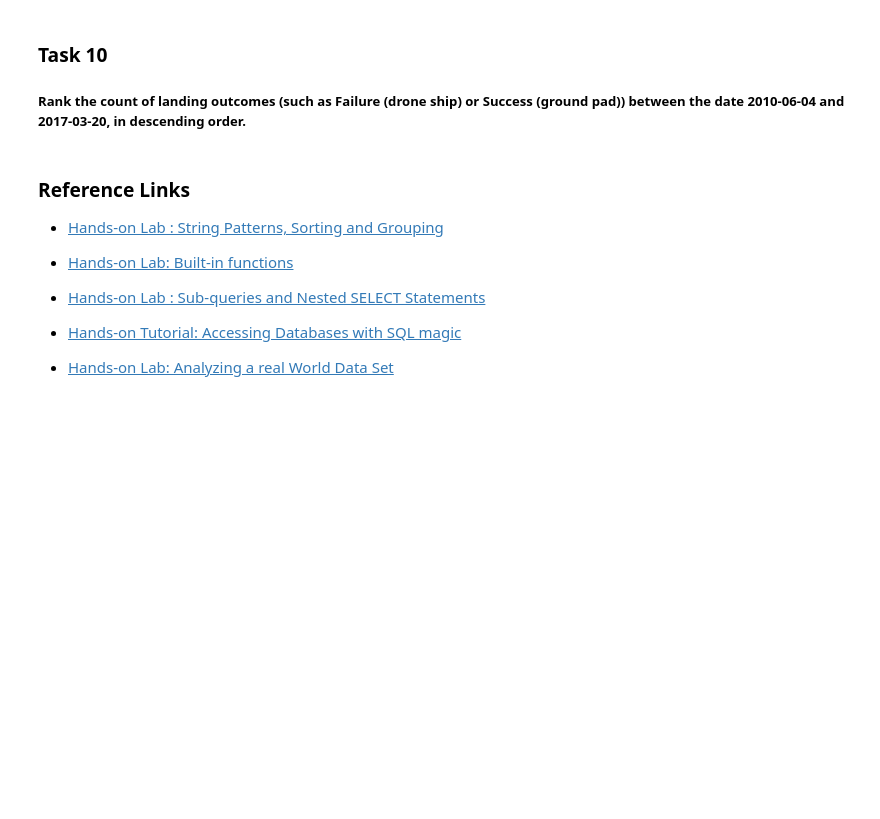
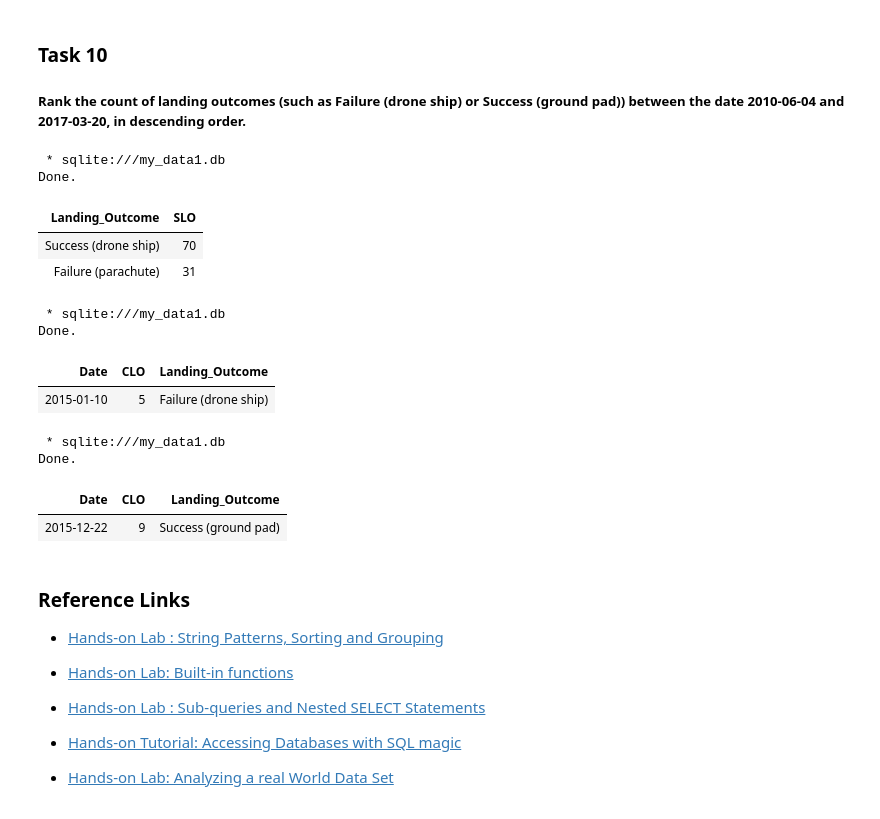
Before and after one commit to darwin-garcia/IBM-Data-Science, a Jupyter notebook: Capstone/jupyter-labs-eda-sql-coursera_sqllite.ipynb, the cells around one changed output. Cells and saved outputs as stored; diff of their text form; code cells hidden in the pictures; blank space fills up the shorter version.

```diff
--- a/Capstone/jupyter-labs-eda-sql-coursera_sqllite.ipynb
+++ b/Capstone/jupyter-labs-eda-sql-coursera_sqllite.ipynb
@@ -303,6 +301,31 @@ Done.
 
 
 ##### Rank the count of landing outcomes (such as Failure (drone ship) or Success (ground pad)) between the date 2010-06-04 and 2017-03-20, in descending order.
+# %%
+%sql Select Landing_Outcome, count(Landing_Outcome) as SLO from SPACEXTABLE \
+group by (Date Between '2010-06-04' and '2017-03-20') order by SLO desc
+# %% [output]
+ * sqlite:///my_data1.db
+Done.
+| Landing_Outcome | SLO |
+| Success (drone ship) | 70 |
+| Failure (parachute) | 31 |
+# %%
+%sql Select Date, count(Landing_Outcome) as CLO, Landing_Outcome from SPACEXTABLE \
+Where Landing_Outcome like '%failure (drone ship)%' group by Date between '2010-06-04' and '2017-03-20' order by date desc
+# %% [output]
+ * sqlite:///my_data1.db
+Done.
+| Date | CLO | Landing_Outcome |
+| 2015-01-10 | 5 | Failure (drone ship) |
+# %%
+%sql Select Date, count(Landing_Outcome) as CLO, Landing_Outcome from SPACEXTABLE \
+Where Landing_Outcome like '%success (ground pad)%' order by Date between '2010-06-04' and '2017-03-20' desc
+# %% [output]
+ * sqlite:///my_data1.db
+Done.
+| Date | CLO | Landing_Outcome |
+| 2015-12-22 | 9 | Success (ground pad) |
 # %% [markdown]
 ### Reference Links
 
```
Also changed, not shown: parts of 7 cells of this notebook.
